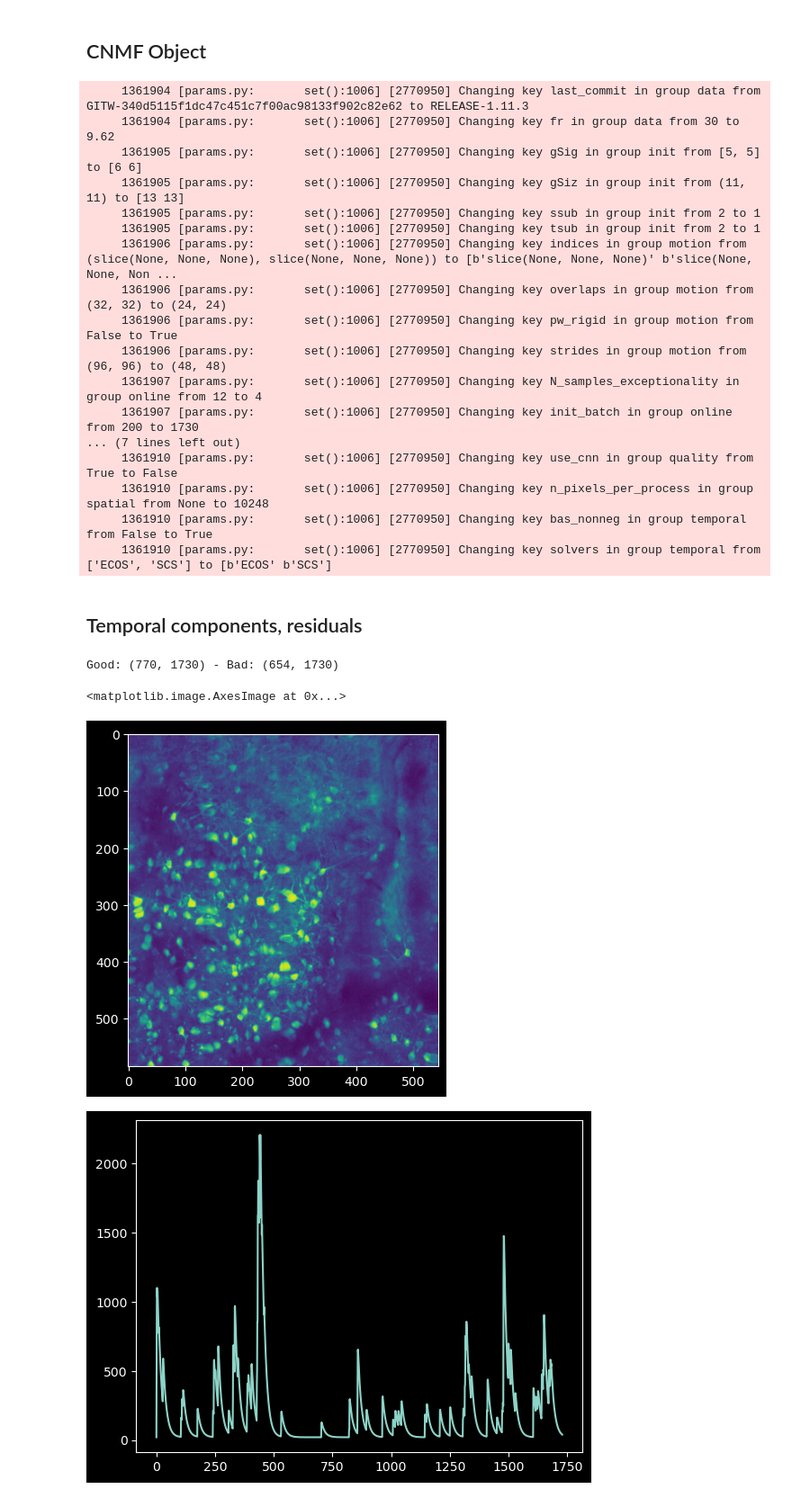
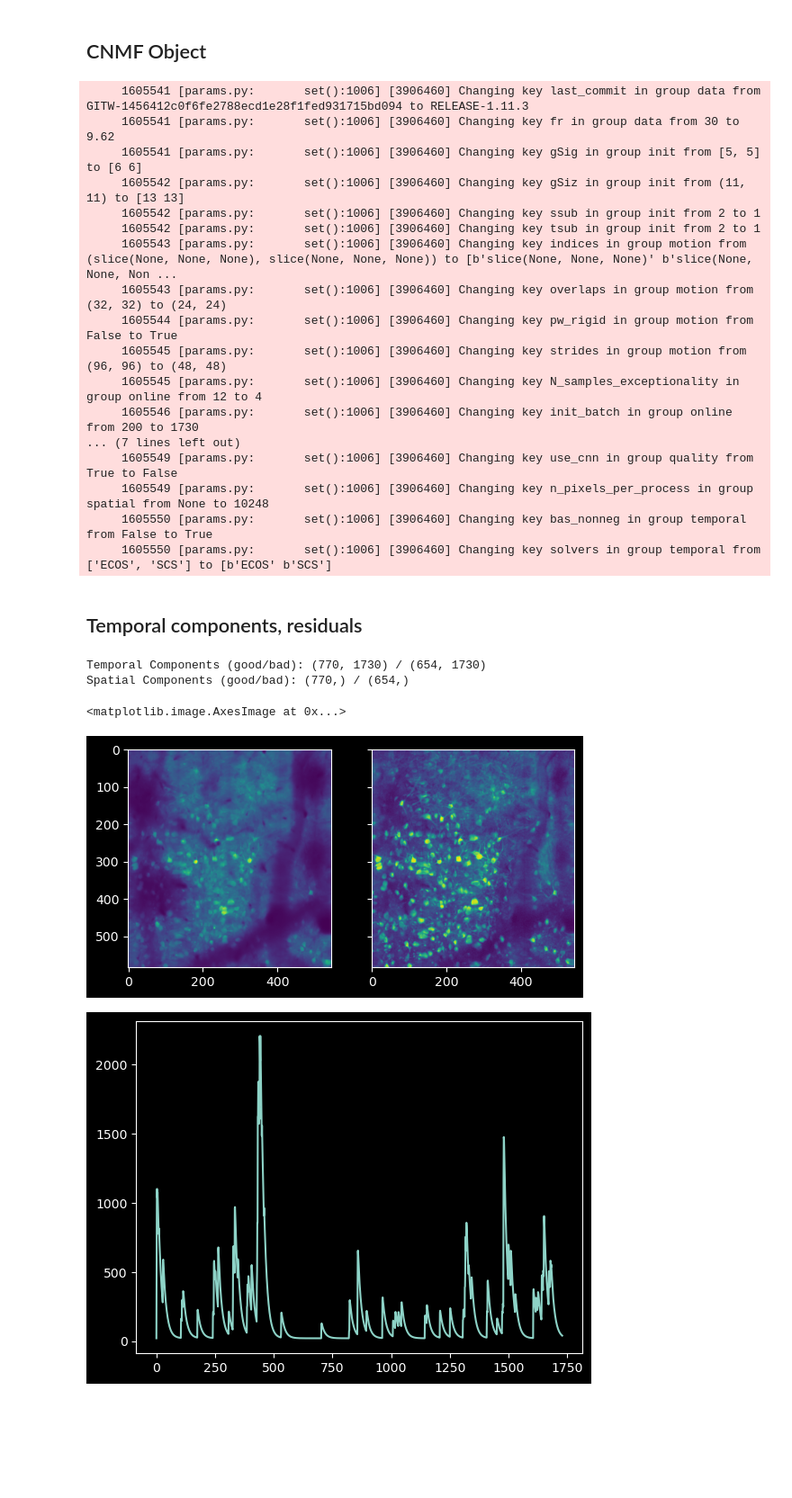
Before and after one commit to MillerBrainObservatory/LBM-CaImAn-Python, a Jupyter notebook: demos/notebooks/segmentation.ipynb, the cells around one changed output. Shown: that part at 90% size. Saved outputs shown, nothing was run; the diff lists cells and outputs as text; code cells hidden in the pictures; blank space fills up the shorter version.

```diff
--- a/demos/notebooks/segmentation.ipynb
+++ b/demos/notebooks/segmentation.ipynb
@@ -123,8 +109,10 @@ movie.info
 
 This can be anywhere, it does not need to be under the parent raw data path.
 # %%
-batch_path = raw_data_path / 'batch.pickle'
-mc.set_parent_raw_data_path(str(raw_data_path))
+parent_path = Path().home() / "caiman_data_org"
+
+batch_path = parent_path / 'batch.pickle'
+mc.set_parent_raw_data_path(str(parent_path))
 
 # you could alos load the registration batch and
 # save this patch in a new dataframe (saved to disk automatically)
@@ -285,26 +405,23 @@ Similar to mcorr, you can use the `mesmerize-core` API to fetch the outputs.
 # %% [markdown]
 ## CNMF Object
 # %%
-# Outputs and correlation image
-df = df.caiman.reload_from_disk()
-
+mcorr_movie = df.iloc[0].mcorr.get_output()
 cnmf_model = df.iloc[-1].cnmf.get_output()
-correlation_image = df.iloc[-1].caiman.get_corr_image()
 # %% [output]
-     1361904 [params.py:       set():1006] [2770950] Changing key last_commit in group data from GITW-340d5115f1dc47c451c7f00ac98133f902c82e62 to RELEASE-1.11.3
-     1361904 [params.py:       set():1006] [2770950] Changing key fr in group data from 30 to 9.62
-     1361905 [params.py:       set():1006] [2770950] Changing key gSig in group init from [5, 5] to [6 6]
-     1361905 [params.py:       set():1006] [2770950] Changing key gSiz in group init from (11, 11) to [13 13]
-     1361905 [params.py:       set():1006] [2770950] Changing key ssub in group init from 2 to 1
-     1361905 [params.py:       set():1006] [2770950] Changing key tsub in group init from 2 to 1
-     1361906 [params.py:       set():1006] [2770950] Changing key indices in group motion from (slice(None, None, None), slice(None, None, None)) to [b'slice(None, None, None)' b'slice(None, None, Non ...
-     1361906 [params.py:       set():1006] [2770950] Changing key overlaps in group motion from (32, 32) to (24, 24)
-     1361906 [params.py:       set():1006] [2770950] Changing key pw_rigid in group motion from False to True
-     1361906 [params.py:       set():1006] [2770950] Changing key strides in group motion from (96, 96) to (48, 48)
-     1361907 [params.py:       set():1006] [2770950] Changing key N_samples_exceptionality in group online from 12 to 4
-     1361907 [params.py:       set():1006] [2770950] Changing key init_batch in group online from 200 to 1730
+     1605541 [params.py:       set():1006] [3906460] Changing key last_commit in group data from GITW-1456412c0f6fe2788ecd1e28f1fed931715bd094 to RELEASE-1.11.3
+     1605541 [params.py:       set():1006] [3906460] Changing key fr in group data from 30 to 9.62
+     1605541 [params.py:       set():1006] [3906460] Changing key gSig in group init from [5, 5] to [6 6]
+     1605542 [params.py:       set():1006] [3906460] Changing key gSiz in group init from (11, 11) to [13 13]
+     1605542 [params.py:       set():1006] [3906460] Changing key ssub in group init from 2 to 1
+     1605542 [params.py:       set():1006] [3906460] Changing key tsub in group init from 2 to 1
+     1605543 [params.py:       set():1006] [3906460] Changing key indices in group motion from (slice(None, None, None), slice(None, None, None)) to [b'slice(None, None, None)' b'slice(None, None, Non ...
+     1605543 [params.py:       set():1006] [3906460] Changing key overlaps in group motion from (32, 32) to (24, 24)
+     1605544 [params.py:       set():1006] [3906460] Changing key pw_rigid in group motion from False to True
+     1605545 [params.py:       set():1006] [3906460] Changing key strides in group motion from (96, 96) to (48, 48)
+     1605545 [params.py:       set():1006] [3906460] Changing key N_samples_exceptionality in group online from 12 to 4
+     1605546 [params.py:       set():1006] [3906460] Changing key init_batch in group online from 200 to 1730
 ... (7 lines left out)
-     1361910 [params.py:       set():1006] [2770950] Changing key use_cnn in group quality from True to False
-     1361910 [params.py:       set():1006] [2770950] Changing key n_pixels_per_process in group spatial from None to 10248
-     1361910 [params.py:       set():1006] [2770950] Changing key bas_nonneg in group temporal from False to True
-     1361910 [params.py:       set():1006] [2770950] Changing key solvers in group temporal from ['ECOS', 'SCS'] to [b'ECOS' b'SCS']
+     1605549 [params.py:       set():1006] [3906460] Changing key use_cnn in group quality from True to False
+     1605549 [params.py:       set():1006] [3906460] Changing key n_pixels_per_process in group spatial from None to 10248
+     1605550 [params.py:       set():1006] [3906460] Changing key bas_nonneg in group temporal from False to True
+     1605550 [params.py:       set():1006] [3906460] Changing key solvers in group temporal from ['ECOS', 'SCS'] to [b'ECOS' b'SCS']
@@ -324,6 +444,19 @@ temporal_good = df.iloc[index].cnmf.get_temporal("good")
 temporal_bad = df.iloc[index].cnmf.get_temporal("bad")
 
 temporal_with_residuals = df.iloc[index].cnmf.get_temporal(add_residuals=True)
-print(f'Good: {temporal_good.shape} - Bad: {temporal_bad.shape}')
+
+correlation_image = df.iloc[-1].caiman.get_corr_image()
+
+components_good = df.iloc[-1].cnmf.get_good_components()
+components_bad = df.iloc[-1].cnmf.get_bad_components()
+
+mean_img = df.iloc[-1].caiman.get_projection('mean')
+std_img = df.iloc[-1].caiman.get_projection('std')
+
+masks = df.iloc[-1].cnmf.get_masks()
+
+print(f'Temporal Components (good/bad): {temporal_good.shape} / {temporal_bad.shape}')
+print(f'Spatial Components (good/bad): {components_good.shape} / {components_bad.shape}')
 # %% [output]
-Good: (770, 1730) - Bad: (654, 1730)
+Temporal Components (good/bad): (770, 1730) / (654, 1730)
+Spatial Components (good/bad): (770,) / (654,)
@@ -330,8 +466,10 @@ Good: (770, 1730) - Bad: (654, 1730)
 # %%
-plt.imshow(correlation_image)
+fig, ax = plt.subplots(1,2, sharey=True)
+ax[0].imshow(mean_img)
+ax[1].imshow(correlation_image)
 # %% [output]
 <matplotlib.image.AxesImage at 0x...>
-[figure, old version]
+[figure, new version]
 # %%
 cnmf_model.params
 # %%
```
Also changed, not shown: parts of 15 cells of this notebook.
